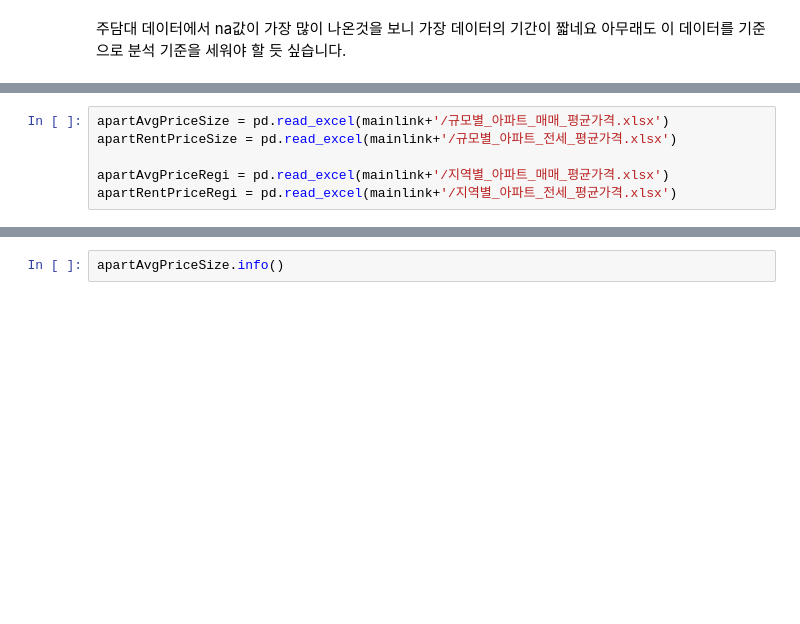
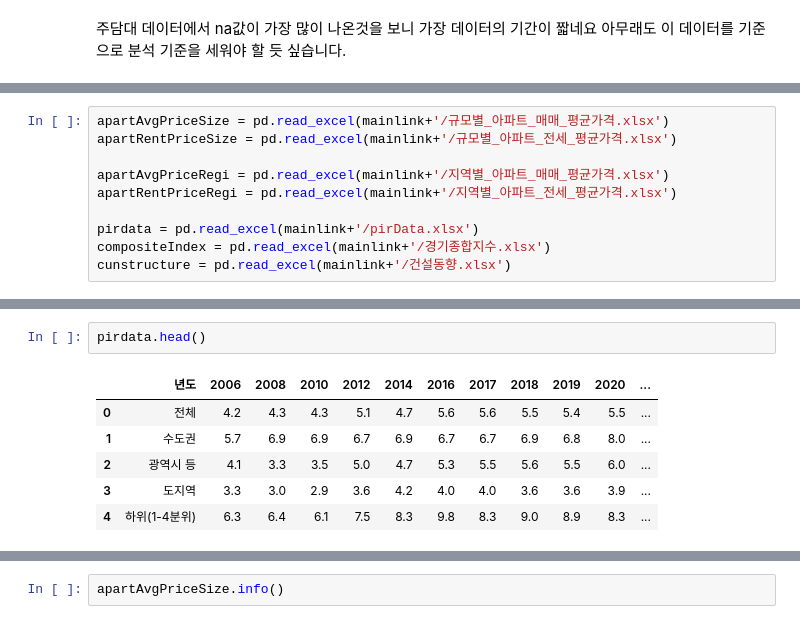
Before and after one commit to dongyoon9802/pythonAnalasys, a Jupyter notebook: pyhtonAnalysis.ipynb, the cells around one changed output, grey strips where cells are left out. Saved outputs shown, nothing was run; the diff lists cells and outputs as text; blank space fills up the shorter version.

```diff
--- a/pyhtonAnalysis.ipynb
+++ b/pyhtonAnalysis.ipynb
@@ -133,3 +179,7 @@ apartRentPriceSize = pd.read_excel(mainlink+'/규모별_아파
 
 apartAvgPriceRegi = pd.read_excel(mainlink+'/지역별_아파트_매매_평균가격.xlsx')
 apartRentPriceRegi = pd.read_excel(mainlink+'/지역별_아파트_전세_평균가격.xlsx')
+
+pirdata = pd.read_excel(mainlink+'/pirData.xlsx')
+compositeIndex = pd.read_excel(mainlink+'/경기종합지수.xlsx')
+cunstructure = pd.read_excel(mainlink+'/건설동향.xlsx')
@@ -135,0 +208,9 @@ apartRentPriceRegi = pd.read_excel(mainlink+'/지역별_아파트
+# %%
+pirdata.head()
+# %% [output]
+|  | 년도 | 2006 | 2008 | 2010 | 2012 | 2014 | 2016 | 2017 | 2018 | 2019 | 2020 | ... |
+| 0 | 전체 | 4.2 | 4.3 | 4.3 | 5.1 | 4.7 | 5.6 | 5.6 | 5.5 | 5.4 | 5.5 | ... |
+| 1 | 수도권 | 5.7 | 6.9 | 6.9 | 6.7 | 6.9 | 6.7 | 6.7 | 6.9 | 6.8 | 8.0 | ... |
+| 2 | 광역시 등 | 4.1 | 3.3 | 3.5 | 5.0 | 4.7 | 5.3 | 5.5 | 5.6 | 5.5 | 6.0 | ... |
+| 3 | 도지역 | 3.3 | 3.0 | 2.9 | 3.6 | 4.2 | 4.0 | 4.0 | 3.6 | 3.6 | 3.9 | ... |
+| 4 | 하위(1-4분위) | 6.3 | 6.4 | 6.1 | 7.5 | 8.3 | 9.8 | 8.3 | 9.0 | 8.9 | 8.3 | ... |
```
Also changed, not shown: parts of 24 cells of this notebook.
